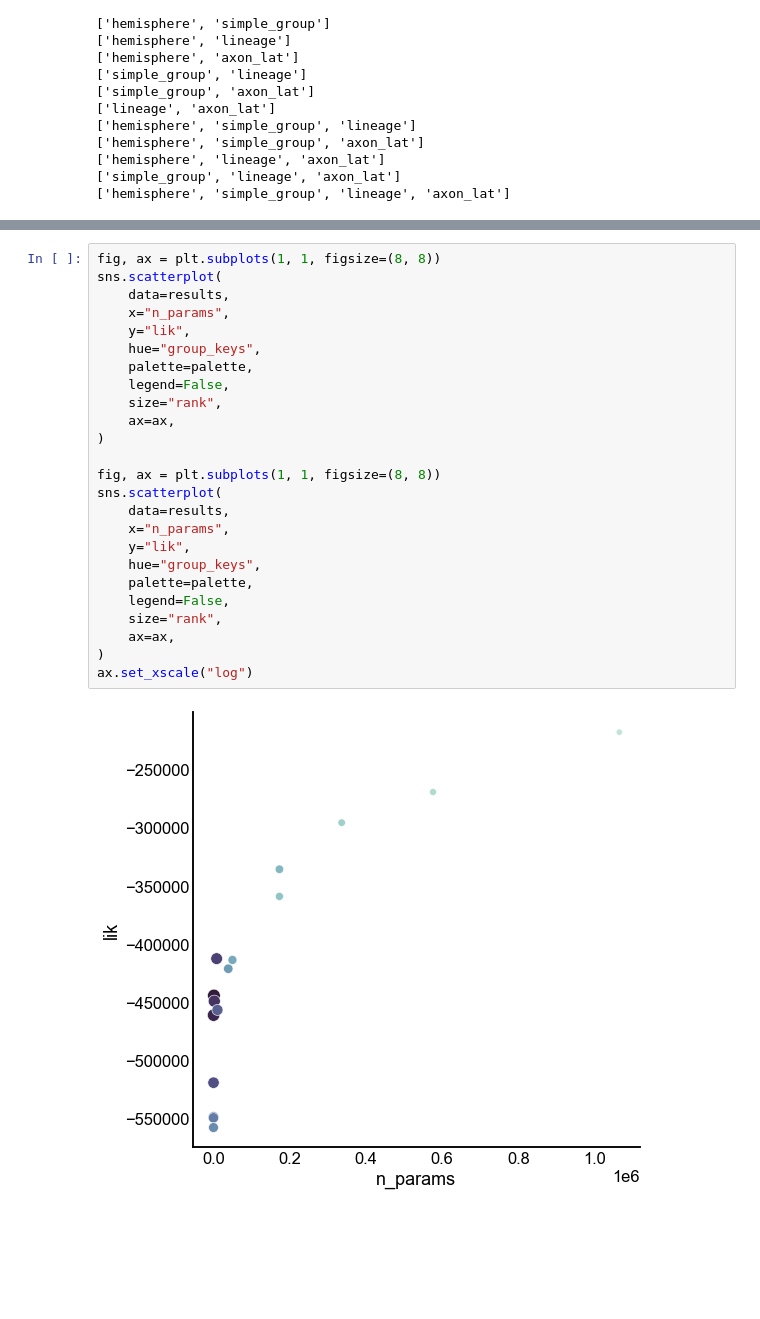
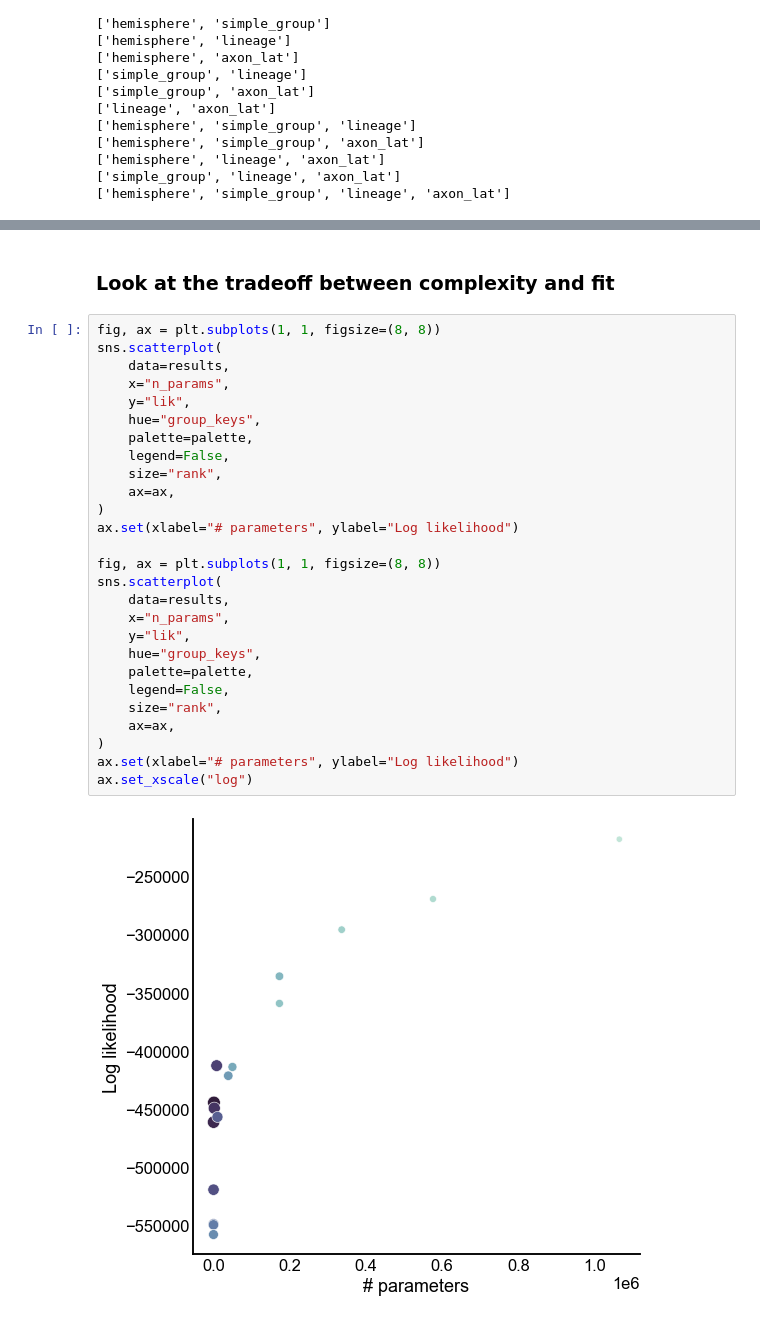
Before and after one commit to neurodata/maggot_connectome, a Jupyter notebook: docs/a_priori_sbm.ipynb, the cells around one changed output, grey strips where cells are left out. Cells and saved outputs as stored; diff of their text form; blank space fills up the shorter version.

```diff
--- a/docs/a_priori_sbm.ipynb
+++ b/docs/a_priori_sbm.ipynb
@@ -257,27 +269,31 @@ ax.set_yscale("log")
+# %% [markdown]
+### Look at the tradeoff between complexity and fit
 # %%
 fig, ax = plt.subplots(1, 1, figsize=(8, 8))
 sns.scatterplot(
     data=results,
     x="n_params",
     y="lik",
     hue="group_keys",
     palette=palette,
     legend=False,
     size="rank",
     ax=ax,
 )
+ax.set(xlabel="# parameters", ylabel="Log likelihood")
 
 fig, ax = plt.subplots(1, 1, figsize=(8, 8))
 sns.scatterplot(
     data=results,
     x="n_params",
     y="lik",
     hue="group_keys",
     palette=palette,
     legend=False,
     size="rank",
     ax=ax,
 )
+ax.set(xlabel="# parameters", ylabel="Log likelihood")
 ax.set_xscale("log")
 # %% [output]
-[figure, old version]
+[figure, new version]
```
Also changed, not shown: parts of 12 cells of this notebook, 4 other files.
